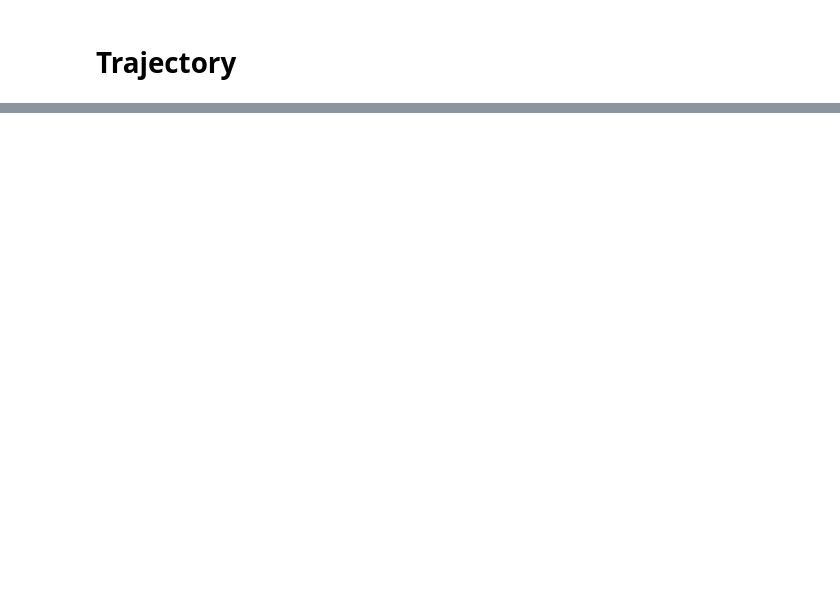
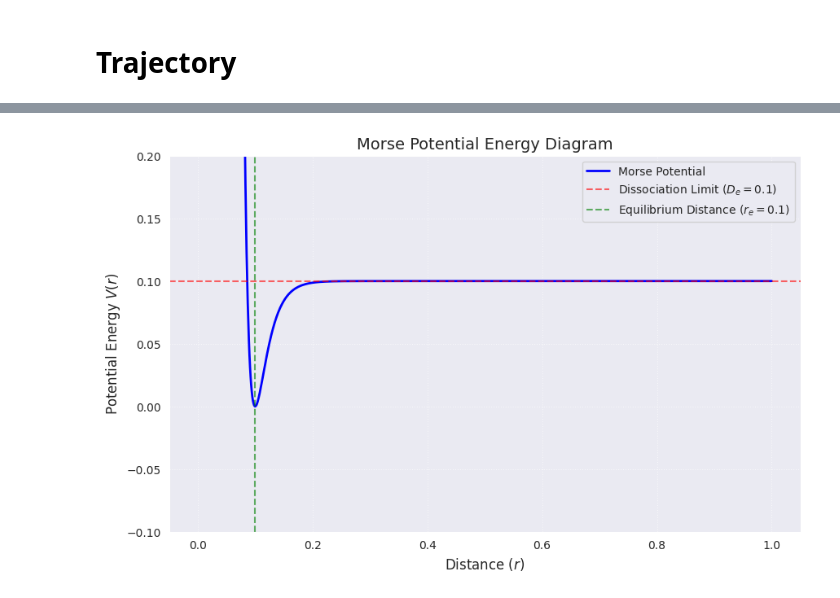
Before and after one commit to gmattedi/frog, a Jupyter notebook: analysis.ipynb, the cells around one changed output, grey strips where cells are left out. Drawn from its saved outputs; the diff is of its cells as text; code cells hidden in the pictures; blank space fills up the shorter version.

```diff
--- a/analysis.ipynb
+++ b/analysis.ipynb
@@ -37,3 +37,40 @@ trajplot.display()
 points.positions = {i: pos for i, pos in enumerate(positions_by_step)}
 # %% [output]
 [interactive output not drawn]
+# %%
+import numpy as np
+import matplotlib.pyplot as plt
+
+# Constants
+MORSE_D = 0.1   # Potential depth (De)
+MORSE_A = 50   # Width parameter (a)
+MORSE_R0 = 0.1  # Equilibrium distance (re)
+
+def morse_potential(r, de, a, re):
+    """Calculates the Morse potential V(r)."""
+    return de * (1 - np.exp(-a * (r - re)))**2
+
+# Generate a range of distances (r)
+# We start slightly above 0 and extend to 60 to visualize the curve
+# given the wide width parameter (a=0.1)
+r = np.linspace(0, 1, 1000)
+v = morse_potential(r, MORSE_D, MORSE_A, MORSE_R0)
+
+# Plotting
+plt.figure(figsize=(10, 6))
+plt.plot(r, v, color='blue', linewidth=2, label='Morse Potential')
+
+# Add reference lines for De and re
+plt.axhline(y=MORSE_D, color='red', linestyle='--', alpha=0.6, label=f'Dissociation Limit ($D_e={MORSE_D}$)')
+plt.axvline(x=MORSE_R0, color='green', linestyle='--', alpha=0.6, label=f'Equilibrium Distance ($r_e={MORSE_R0}$)')
+
+plt.ylim(-MORSE_D, MORSE_D * 2)
+
+# Formatting the chart
+plt.title('Morse Potential Energy Diagram', fontsize=14)
+plt.xlabel('Distance ($r$)', fontsize=12)
+plt.ylabel('Potential Energy $V(r)$', fontsize=12)
+plt.legend()
+plt.grid(True, linestyle=':', alpha=0.7)
+# %% [output]
+[figure, added]
```
Also changed, not shown: parts of 2 cells of this notebook, 6 other files.
